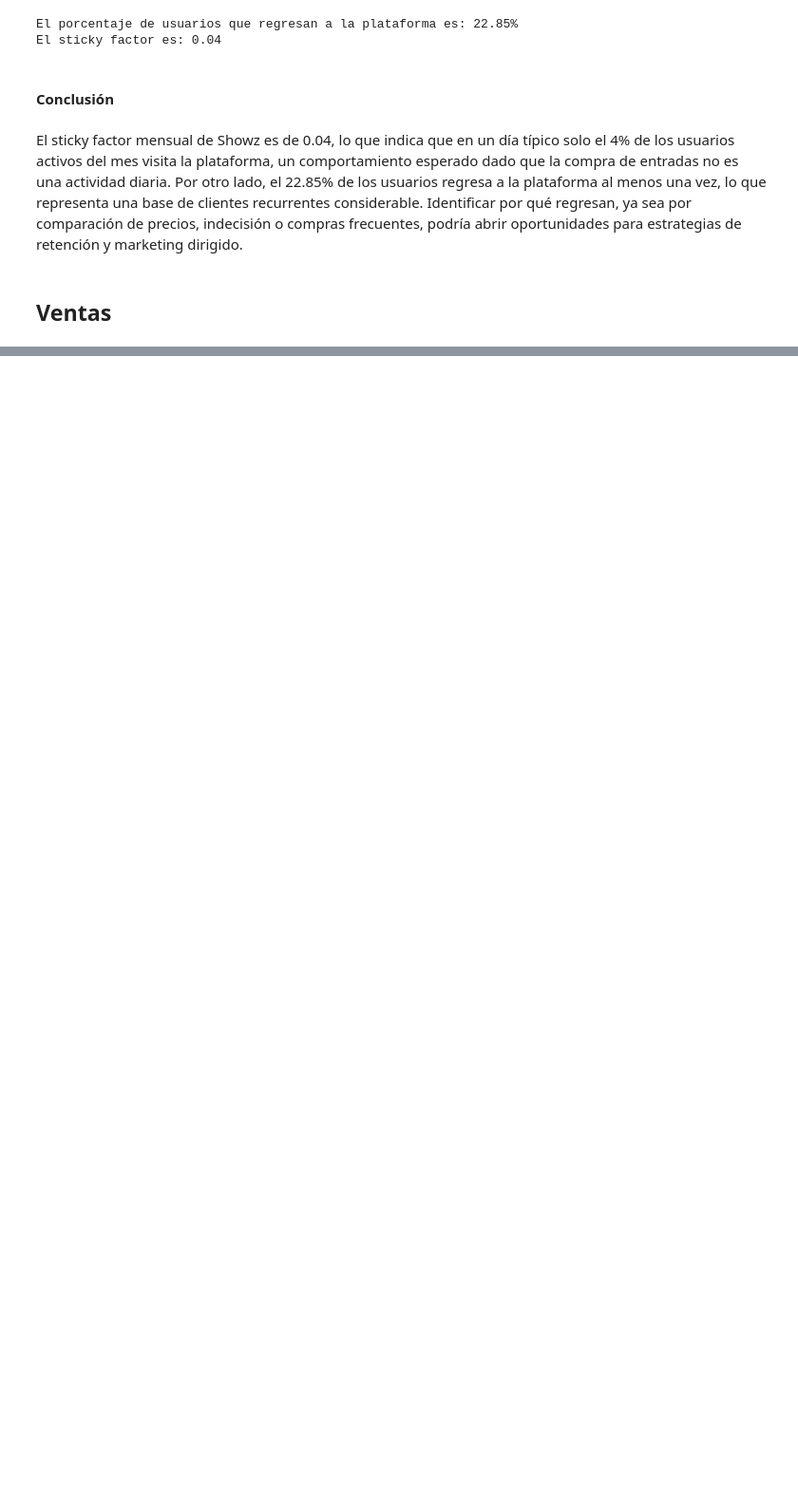
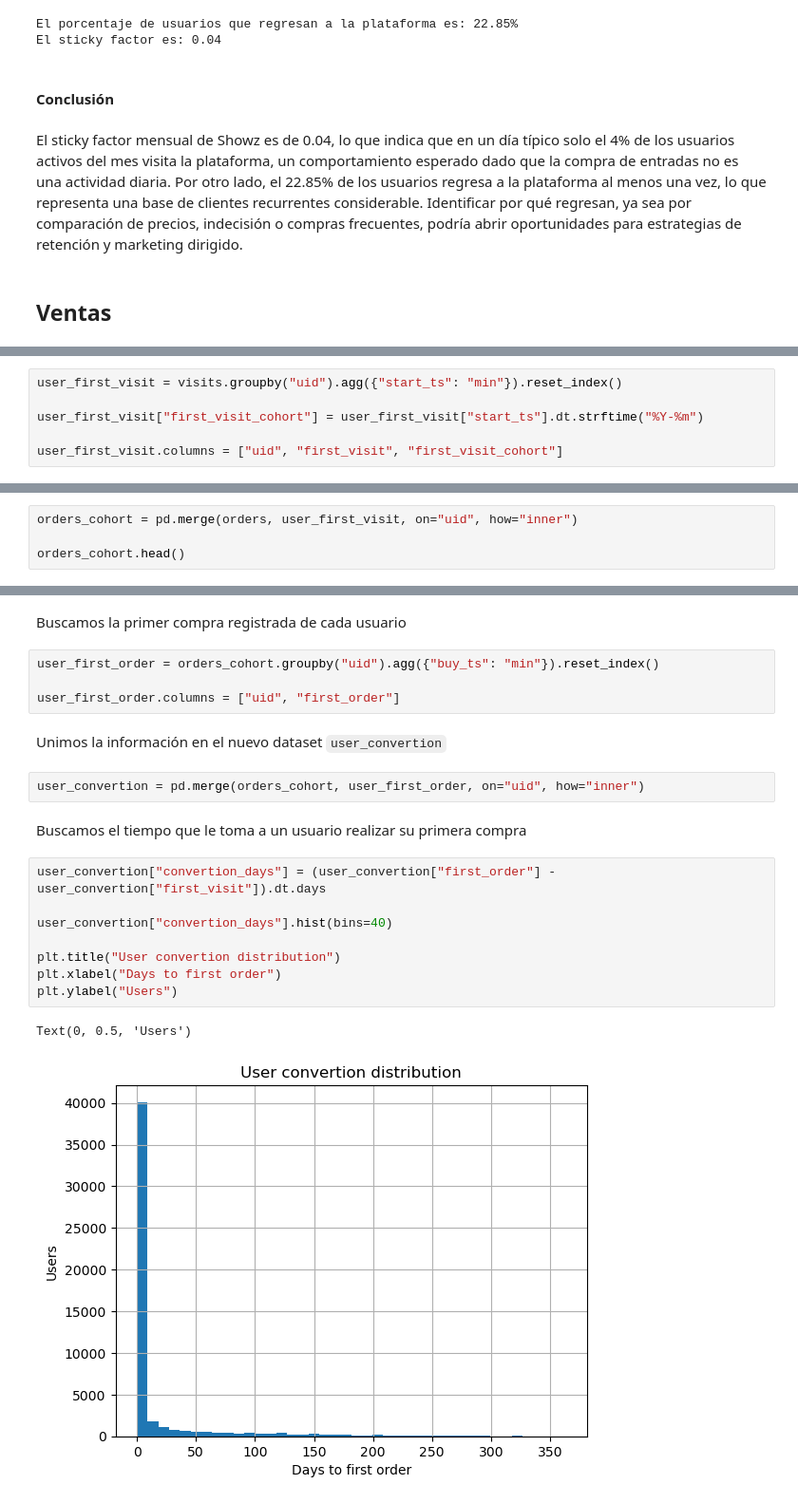
Before and after one commit to sgcuervo/showz-marketing-analysis, a Jupyter notebook: showz_marketing_analysis.ipynb, the cells around one changed output, grey strips where cells are left out. Shown at 95% size. Saved outputs shown, nothing was run; the diff lists cells and outputs as text; blank space fills up the shorter version.

```diff
--- a/showz_marketing_analysis.ipynb
+++ b/showz_marketing_analysis.ipynb
@@ -369,0 +374,6 @@ El sticky factor mensual de Showz es de 0.04, lo que indica que en un día típi
+# %%
+user_first_visit = visits.groupby("uid").agg({"start_ts": "min"}).reset_index()
+
+user_first_visit["first_visit_cohort"] = user_first_visit["start_ts"].dt.strftime("%Y-%m")
+
+user_first_visit.columns = ["uid", "first_visit", "first_visit_cohort"]
@@ -369,0 +382,4 @@ El sticky factor mensual de Showz es de 0.04, lo que indica que en un día típi
+# %%
+orders_cohort = pd.merge(orders, user_first_visit, on="uid", how="inner")
+
+orders_cohort.head()
@@ -369,0 +393,23 @@ El sticky factor mensual de Showz es de 0.04, lo que indica que en un día típi
+# %% [markdown]
+Buscamos la primer compra registrada de cada usuario
+# %%
+user_first_order = orders_cohort.groupby("uid").agg({"buy_ts": "min"}).reset_index()
+
+user_first_order.columns = ["uid", "first_order"]
+# %% [markdown]
+Unimos la información en el nuevo dataset `user_convertion`
+# %%
+user_convertion = pd.merge(orders_cohort, user_first_order, on="uid", how="inner")
+# %% [markdown]
+Buscamos el tiempo que le toma a un usuario realizar su primera compra
+# %%
+user_convertion["convertion_days"] = (user_convertion["first_order"] - user_convertion["first_visit"]).dt.days
+
+user_convertion["convertion_days"].hist(bins=40)
+
+plt.title("User convertion distribution")
+plt.xlabel("Days to first order")
+plt.ylabel("Users")
+# %% [output]
+Text(0, 0.5, 'Users')
+[figure, added]
```
Also changed, not shown: parts of 69 cells of this notebook.
